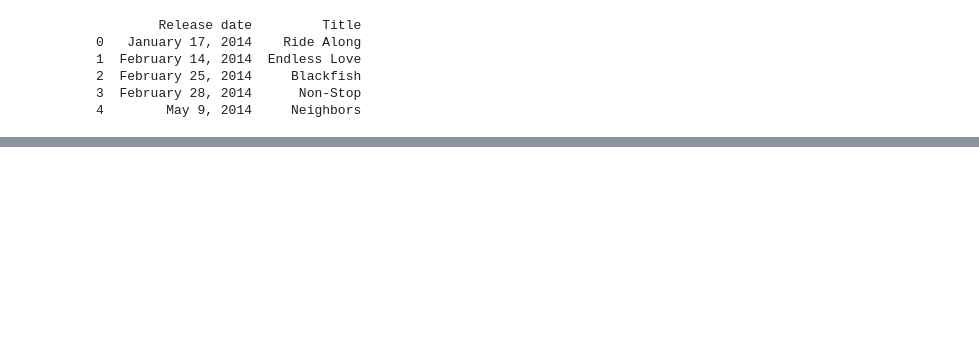
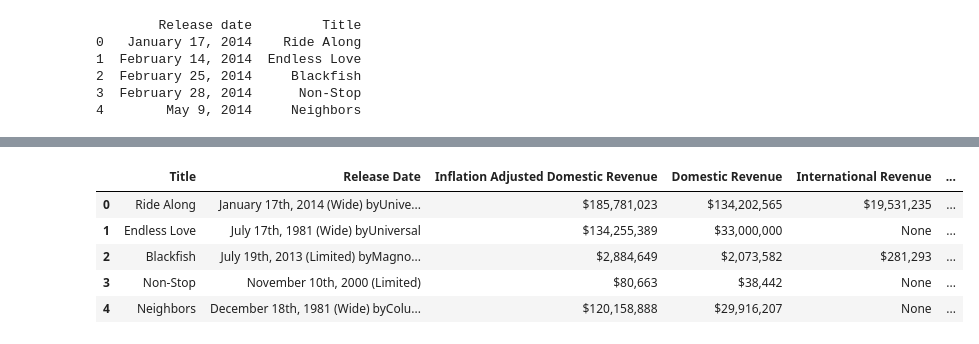
Before and after one commit to CNelson2004/Final_Movie_Analysis, a Jupyter notebook: web_scrape.ipynb, the cells around one changed output, grey strips where cells are left out. Cells and saved outputs as stored; diff of their text form; code cells hidden in the pictures; blank space fills up the shorter version.

Commit message:
Created clean dataframe

```diff
--- a/web_scrape.ipynb
+++ b/web_scrape.ipynb
@@ -149,0 +200,9 @@ urls = []
+# %%
+#we need to divide up our urls so we don't overload the website, thus we complete this process separately
+chunk_size = 50
+n_chunks = (len(urls) + chunk_size - 1) // chunk_size   # ceiling division
+
+sections = np.array_split(urls, n_chunks)
+print(len(sections))
+print(len(sections[0]))
+print(sections[0])
@@ -151,0 +325,13 @@ urls = []
+# %%
+#DO NOT ACCIDENTALLY RUN THIS BLOCK AGAIN AFTER RUNNING IT THE FIRST TIME UNLESS YOU ARE RUNNING ALL PREVIOUS BLOCKS AS WELL
+
+#Removing the bad ones, since this means The-Numbers doesn't have them, or the url is not in english,
+#or there was an alternative name that the wikipedia page didn't list, but that was only 1 in this trial
+previous = len(urls)
+#removing backwards to ensure everything is deleted properly
+for key in sorted(marked.keys(), reverse=True):
+    urls.pop(key)
+#checking again
+pprint(urls)
+print(len(urls))
+print(f"Number of urls removed: {previous - len(urls)}")
@@ -172,7 +547,19 @@ for url in urls:
 # %%
 #putting the information into a dataframe
-df = pd.DataFrame({"Title":title,"Release Date":date,"Inflation Adjusted Domestic Revenue":inf_adj_dom_rev,"Domestic Revenue":dom_rev,"International Revenue":inter_rev,"Total Box Office Revenue":total_theater_rev,"Domestic Video Revenue":dom_video_rev,"Opening Weekend":opening_weekend,"Production Budget":budget,"Theater Number":theaters,"MPAA Rating":film_rating,"Runtime":runtime,"Genre":genre,"Franchise":franchise,"Production Method":production_method})
-print(df.head())
+df = pd.DataFrame({"Title":title,"Release Date":date,"Inflation Adjusted Domestic Revenue":inf_adj_dom_rev,"Domestic Revenue":dom_rev,"International Revenue":inter_rev,
+                    "Total Box Office Revenue":total_theater_rev,"Domestic Video Revenue":dom_video_rev,"Opening Weekend":opening_weekend,"Production Budget":budget,
+                    "Theater Number":theaters,"MPAA Rating":film_rating,"Runtime":runtime,"Genre":genre,"Franchise":franchise,"Production Method":production_method,
+                    "Video Release Date":vid_date,"Domestic DVD Revenue":dom_dvd_rev,"Domestic Bluray Revenue":dom_bluray_rev})
+#Looking at the dataframe for cleaning
+pd.set_option('display.max_columns', None)
+display(df.head())
+# %% [output]
+|  | Title | Release Date | Inflation Adjusted Domestic Revenue | Domestic Revenue | International Revenue | ... |
+| 0 | Ride Along | January 17th, 2014 (Wide) byUnive... | $185,781,023 | $134,202,565 | $19,531,235 | ... |
+| 1 | Endless Love | July 17th, 1981 (Wide) byUniversal | $134,255,389 | $33,000,000 | None | ... |
+| 2 | Blackfish | July 19th, 2013 (Limited) byMagno... | $2,884,649 | $2,073,582 | $281,293 | ... |
+| 3 | Non-Stop | November 10th, 2000 (Limited) | $80,663 | $38,442 | None | ... |
+| 4 | Neighbors | December 18th, 1981 (Wide) byColu... | $120,158,888 | $29,916,207 | None | ... |
 # %%
 #cleaning the dataframe
 #changing all None values to np.nan
```
Also changed, not shown: parts of 17 cells of this notebook, 2 other files.
